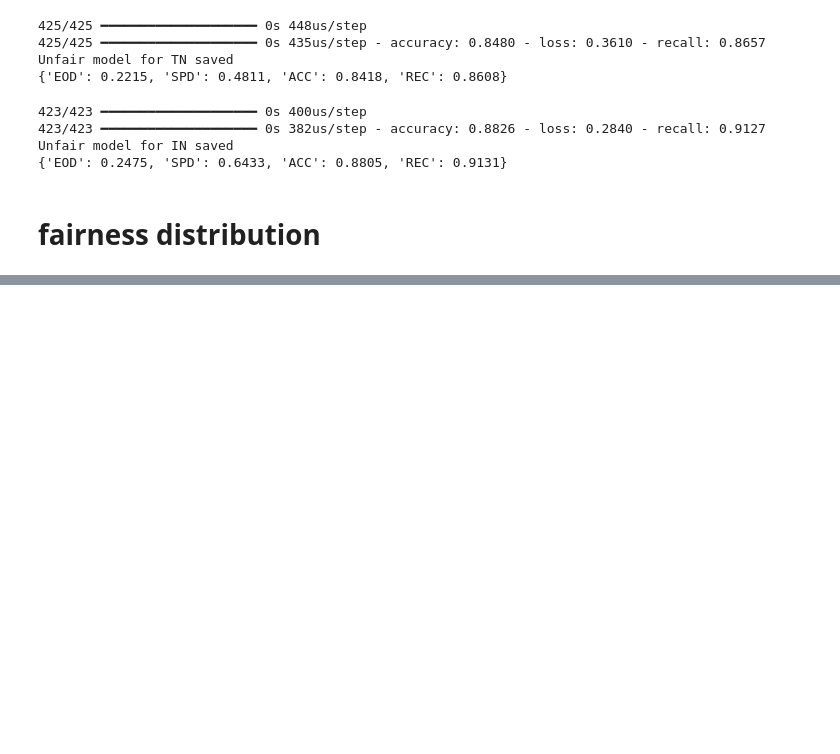
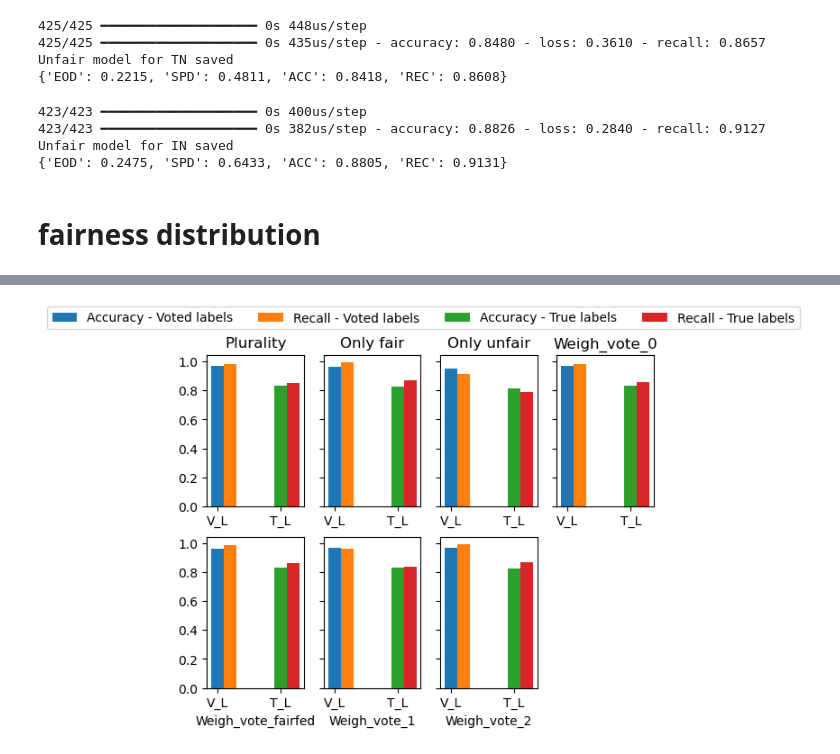
Before and after one commit to sabaly/PATE, a Jupyter notebook: src/manual_sampling.ipynb, the cells around one changed output, grey strips where cells are left out. Saved outputs shown, nothing was run; the diff lists cells and outputs as text; code cells hidden in the pictures; blank space fills up the shorter version.

```diff
--- a/src/manual_sampling.ipynb
+++ b/src/manual_sampling.ipynb
@@ -278,12 +291,6 @@ plt.show()
 # %%
-acc, rec = [], []
-for st in states:
-    pass
+from student import *
+from aggregator import *
+from teacher_ensemble import *
 # %%
-i = 36
-name = states[i]
-with open("../checkpoint/" + name + "/"+ name + "_fair.pkl", "rb") as f:
-    TT = pickle.load(f)
-print(TT.metrics)
-
-fairness(TT.model, TT.splited_data[1], TT.splited_data[3], TT.splited_data[5])
+(x_train, x_test, y_train, y_test, s_train, s_test) = load_student_data("AK")
@@ -321,0 +342,2 @@ Model: "sequential_42"
+# %%
+rec_acc = training_student(30, randint(1,30))
@@ -321,0 +372,48 @@ Model: "sequential_42"
+# %%
+colors = plt.rcParams["axes.prop_cycle"].by_key()['color']
+
+fig, axes = plt.subplots(2, 4, sharey=True)
+axes[1][3].set_visible(False)
+l = 0
+i = 0
+b_width = 0.2
+x_axes = [1, 2]
+for cf in conf:
+    ax = axes[l][i]
+    if cf == "All":
+        lab = "Plurality"
+    elif cf == "Only fair":
+        lab = "Only fair"
+    elif cf == "Only unfair":
+        lab = "Only unfair"
+    elif cf == "WV0":
+        lab = "Weigh_vote_0"
+    elif cf == "Fairfed":
+        lab = "Weigh_vote_fairfed"
+    elif cf == "WV1":
+        lab = "Weigh_vote_1"
+    elif cf == "WV2":
+        lab = "Weigh_vote_2"
+    if l < 1:
+        ax.set_title(lab)
+    else:
+        ax.set_xlabel(lab)
+    l = 0 if (i<3 and l==0) else 1
+    i = (i+1)%4
+    acc, rec, acc_tl, rec_tl = rec_acc[cf]
+    if cf == "All":
+        ax.bar([x_axes[0]], [acc], width = b_width, color = colors[0], label="Accuracy - Voted labels")
+        ax.bar([x_axes[0]+b_width], [rec], width = b_width, color = colors[1], label="Recall - Voted labels")
+        ax.bar([x_axes[1]], [acc_tl], width = b_width, color = colors[2], label="Accuracy - True labels")
+        ax.bar([x_axes[1]+b_width], [rec_tl], width = b_width, color = colors[3], label="Recall - True labels")
+    else:
+        ax.bar([x_axes[0]], [acc], width = b_width, color = colors[0])
+        ax.bar([x_axes[0]+b_width], [rec], width = b_width, color = colors[1])
+        ax.bar([x_axes[1]], [acc_tl], width = b_width, color = colors[2])
+        ax.bar([x_axes[1]+b_width], [rec_tl], width = b_width, color = colors[3])
+
+    ax.set_xticks([1,2], ["V_L", "T_L"])
+fig.legend(loc="outside upper center", ncol=4)
+plt.show()
+# %% [output]
+[figure, added]
```
Also changed, not shown: parts of 10 cells of this notebook, 16 other files.
